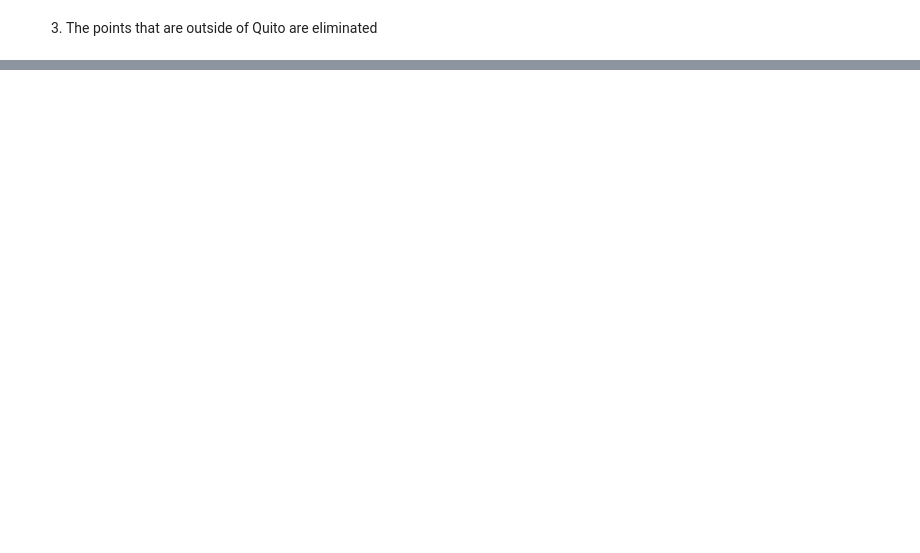
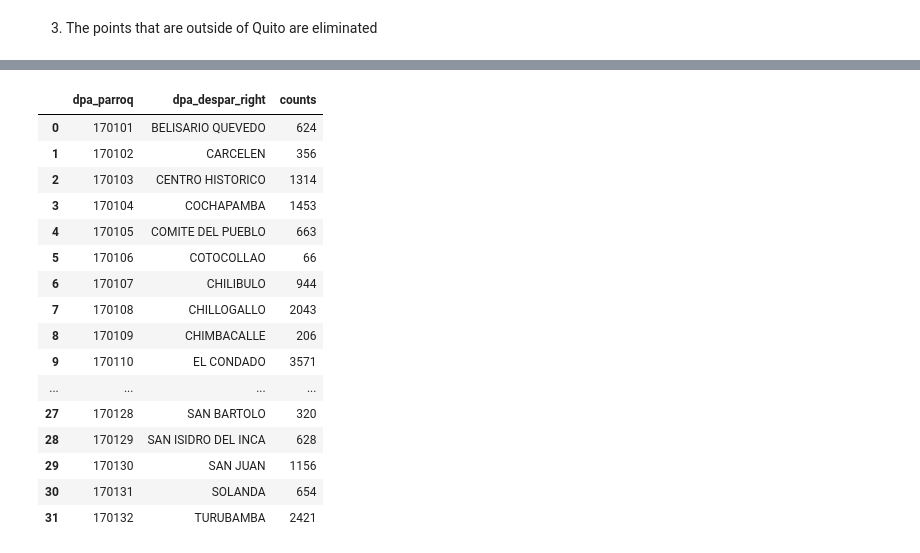
Before and after one commit to megonzau/Spatial-Analytics, a Jupyter notebook: Notebooks/Handle_spatial_data.ipynb, the cells around one changed output, grey strips where cells are left out. Cells and saved outputs as stored; diff of their text form; code cells hidden in the pictures; blank space fills up the shorter version.

```diff
--- a/Notebooks/Handle_spatial_data.ipynb
+++ b/Notebooks/Handle_spatial_data.ipynb
@@ -129,0 +177,20 @@ df_final
+# %%
+df_final.groupby([ 'dpa_parroq', 'dpa_despar_right']).size().reset_index(name='counts')
+# %% [output]
+|  | dpa_parroq | dpa_despar_right | counts |
+| 0 | 170101 | BELISARIO QUEVEDO | 624 |
+| 1 | 170102 | CARCELEN | 356 |
+| 2 | 170103 | CENTRO HISTORICO | 1314 |
+| 3 | 170104 | COCHAPAMBA | 1453 |
+| 4 | 170105 | COMITE DEL PUEBLO | 663 |
+| 5 | 170106 | COTOCOLLAO | 66 |
+| 6 | 170107 | CHILIBULO | 944 |
+| 7 | 170108 | CHILLOGALLO | 2043 |
+| 8 | 170109 | CHIMBACALLE | 206 |
+| 9 | 170110 | EL CONDADO | 3571 |
+| ... | ... | ... | ... |
+| 27 | 170128 | SAN BARTOLO | 320 |
+| 28 | 170129 | SAN ISIDRO DEL INCA | 628 |
+| 29 | 170130 | SAN JUAN | 1156 |
+| 30 | 170131 | SOLANDA | 654 |
+| 31 | 170132 | TURUBAMBA | 2421 |
```
Also changed, not shown: parts of 9 cells of this notebook, 7 other files.
